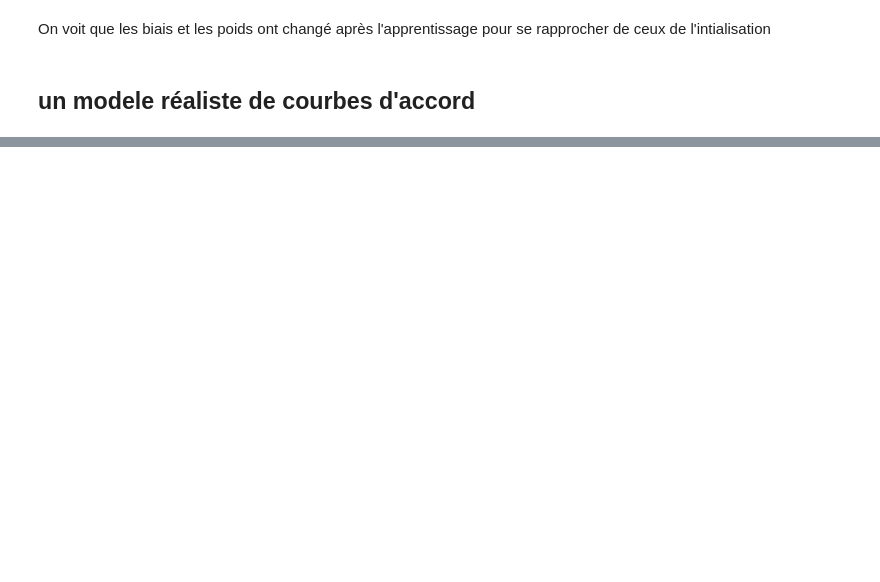
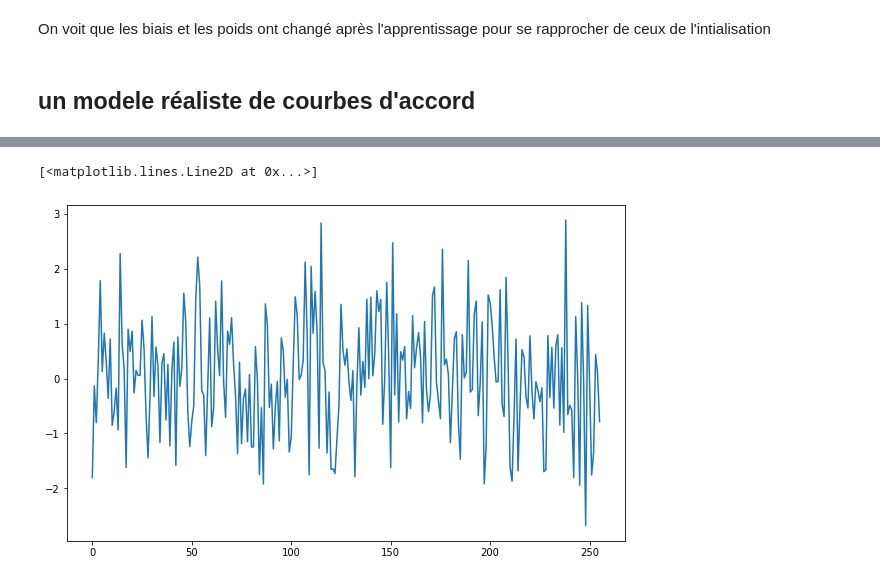
Before and after one commit to camillebesnainou/2022-01-10-polychrony, a Jupyter notebook: 2022-01-24-logistic-regression.ipynb, the cells around one changed output, grey strips where cells are left out. Drawn from its saved outputs; the diff is of its cells as text; code cells hidden in the pictures; blank space fills up the shorter version.

```diff
--- a/2022-01-24-logistic-regression.ipynb
+++ b/2022-01-24-logistic-regression.ipynb
@@ -359,0 +371,10 @@ NameError: name 'fig_width' is not defined
+# %%
+seed = 2402
+N = 256 # nombre de valeurs de l'entrée
+n_classes = 10 # nombre de classes
+N_batch = 10000 # nombre d'échantillons
+seed = 1973
+
+#np.random.seed(seed)
+#W = np.random.randn(N+1, n_classes) # FIXED design matrix of weights (w) according to classes
+p_true = stack(n_classes, N, sigma)
@@ -359,0 +385,2 @@ NameError: name 'fig_width' is not defined
+# %%
+p_true = np.vstack((p_true, 0.1*np.ones((1, n_classes))))
@@ -359,0 +391,4 @@ NameError: name 'fig_width' is not defined
+# %%
+W = np.log(p_true/(1-p_true))
+# %%
+X, p, y = get_data(W, seed=seed, N_batch=N_batch)
@@ -359,0 +399,6 @@ NameError: name 'fig_width' is not defined
+# %%
+fig, ax = plt.subplots(1, 1, figsize=(fig_width, fig_width/phi))
+ax.plot(np.arange(N), X[0, :])
+# %% [output]
+[<matplotlib.lines.Line2D at 0x...>]
+[figure, added]
```
Also changed, not shown: parts of 19 cells of this notebook.
